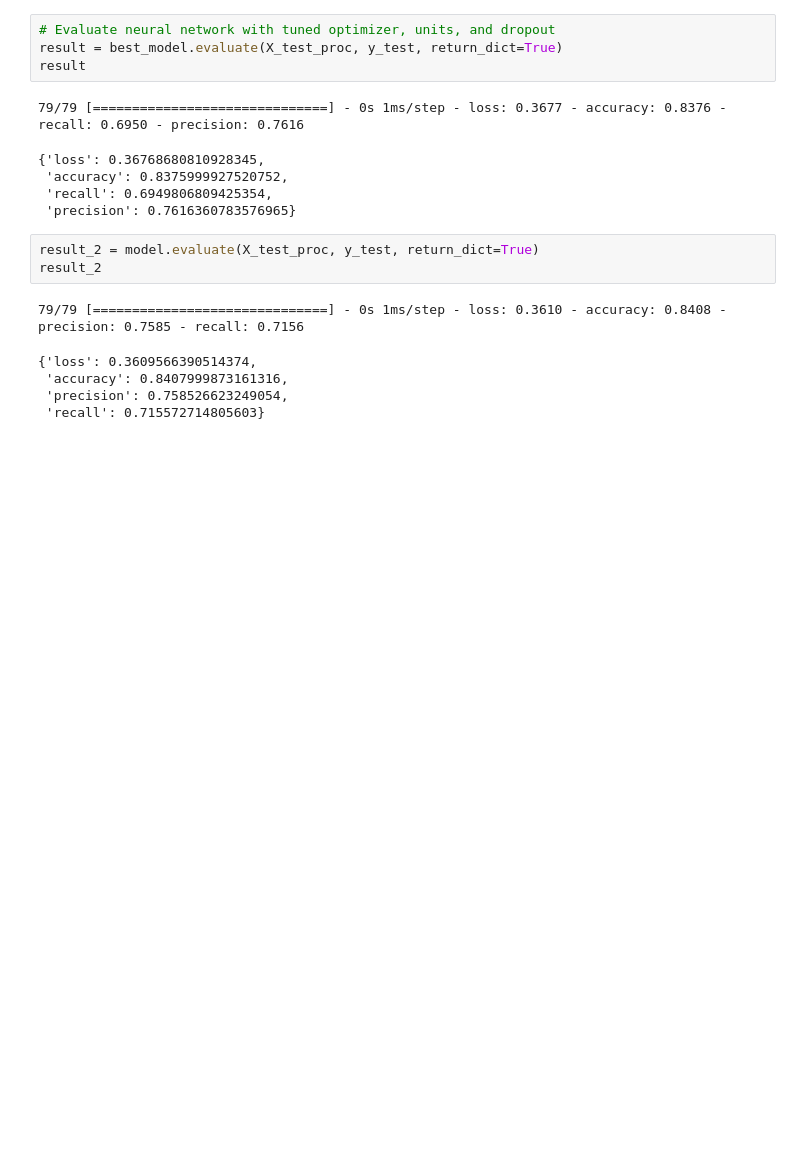
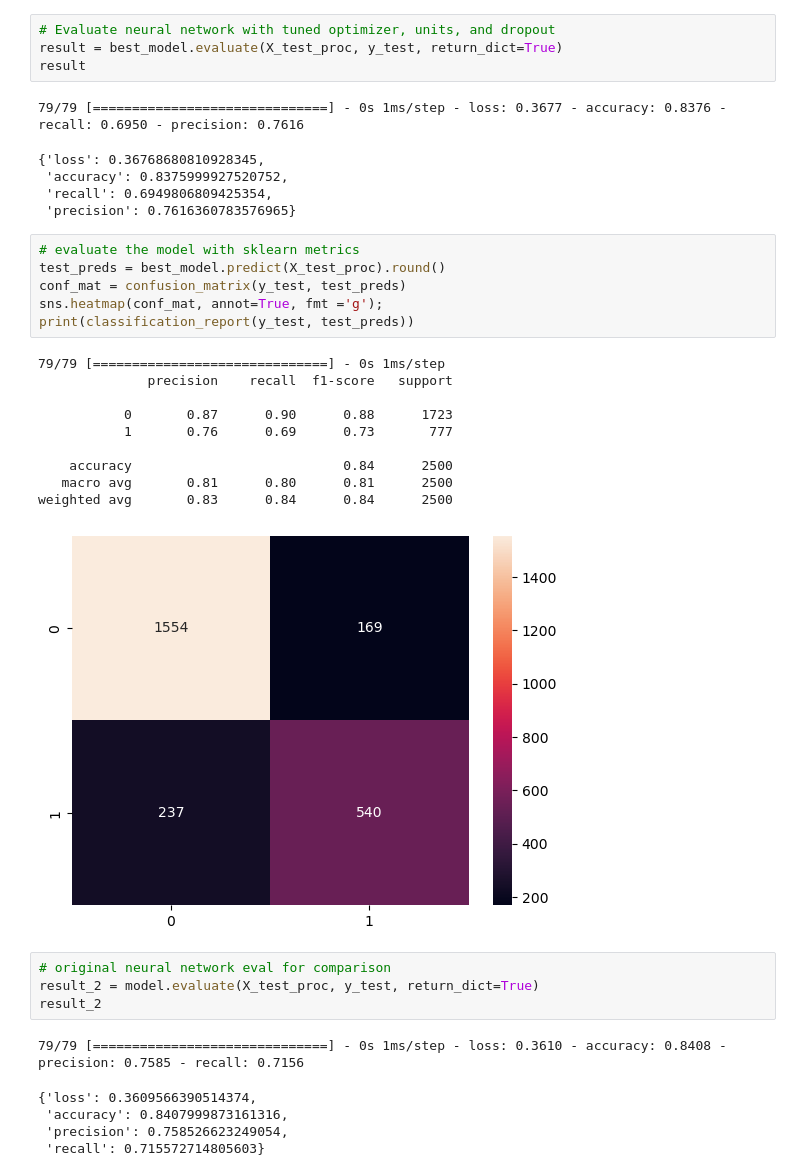
Before and after one commit to EhLeeOod/project-4, a Jupyter notebook: part-1-part-2-part-3.ipynb, the cells around one changed output. Saved outputs shown, nothing was run; the diff lists cells and outputs as text; blank space fills up the shorter version.

```diff
--- a/part-1-part-2-part-3.ipynb
+++ b/part-1-part-2-part-3.ipynb
@@ -993,7 +993,25 @@ result
  'accuracy': 0.8375999927520752,
  'recall': 0.6949806809425354,
  'precision': 0.7616360783576965}
+# %%
+# evaluate the model with sklearn metrics
+test_preds = best_model.predict(X_test_proc).round()
+conf_mat = confusion_matrix(y_test, test_preds)
+sns.heatmap(conf_mat, annot=True, fmt ='g');
+print(classification_report(y_test, test_preds))
+# %% [output]
+79/79 [==============================] - 0s 1ms/step
+              precision    recall  f1-score   support
+
+           0       0.87      0.90      0.88      1723
+           1       0.76      0.69      0.73       777
+
+    accuracy                           0.84      2500
+   macro avg       0.81      0.80      0.81      2500
+weighted avg       0.83      0.84      0.84      2500
+[figure, added]
 # %%
+# original neural network eval for comparison
 result_2 = model.evaluate(X_test_proc, y_test, return_dict=True)
 result_2
 # %% [output]
```
